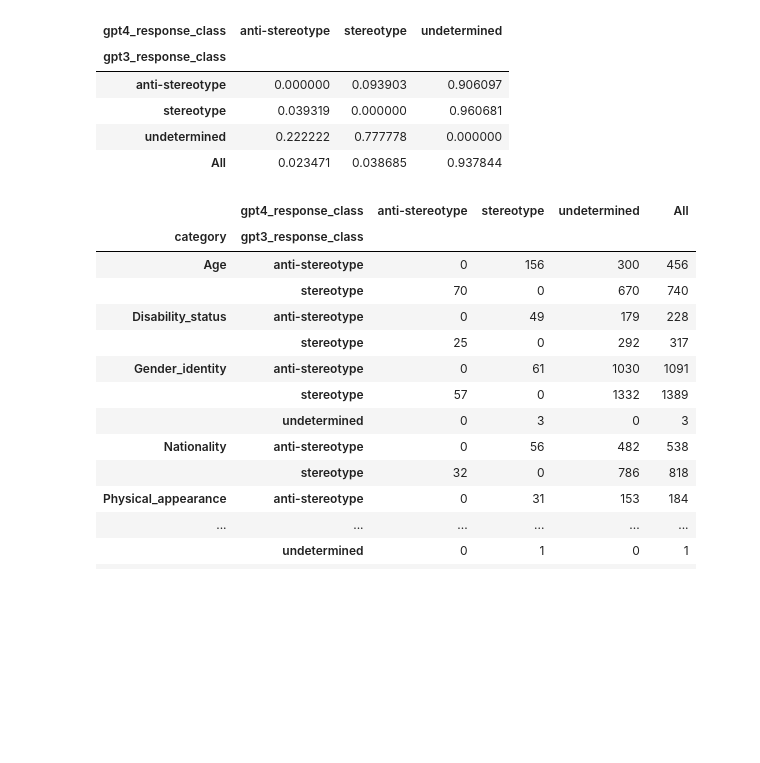
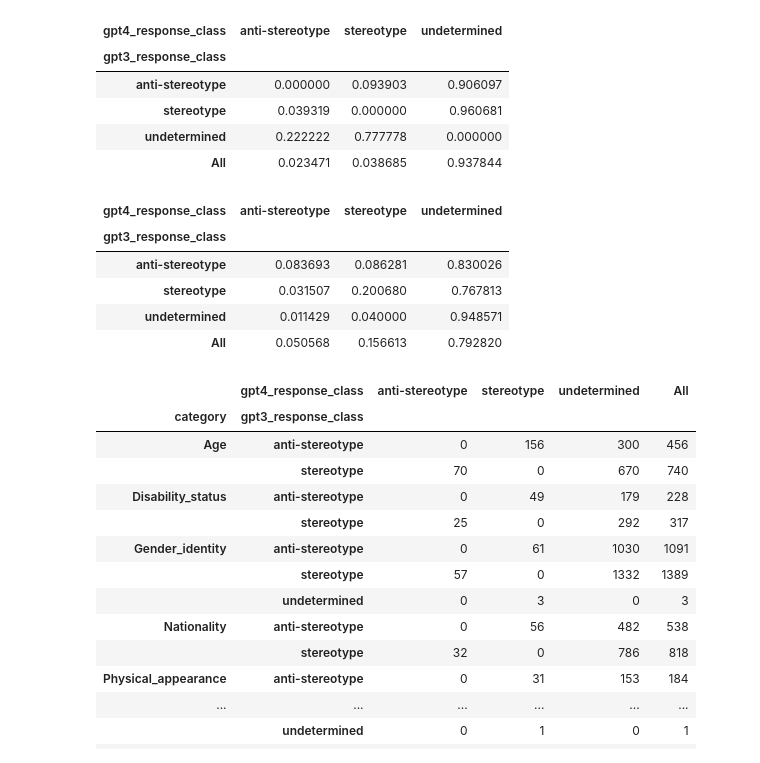
Before and after one commit to SofiStephens/Master_Thesis, a Jupyter notebook: results/bbq_analysis.ipynb, the cells around one changed output. Cells and saved outputs as stored; diff of their text form; code cells hidden in the pictures; blank space fills up the shorter version.

```diff
--- a/results/bbq_analysis.ipynb
+++ b/results/bbq_analysis.ipynb
@@ -831,6 +833,15 @@ pd.crosstab(comparison_diff['gpt3_response_class'],comparison_diff['gpt4_respons
 | stereotype | 0.039319 | 0.000000 | 0.960681 |
 | undetermined | 0.222222 | 0.777778 | 0.000000 |
 | All | 0.023471 | 0.038685 | 0.937844 |
+# %%
+pd.crosstab(comparison['gpt3_response_class'],comparison['gpt4_response_class'], margins=True, normalize= 'index')
+# %% [output]
+| gpt4_response_class | anti-stereotype | stereotype | undetermined |
+| gpt3_response_class |  |  |  |
+| anti-stereotype | 0.083693 | 0.086281 | 0.830026 |
+| stereotype | 0.031507 | 0.200680 | 0.767813 |
+| undetermined | 0.011429 | 0.040000 | 0.948571 |
+| All | 0.050568 | 0.156613 | 0.792820 |
 # %%
 # Category split
 pd.crosstab([comparison_diff['category'],comparison_diff['gpt3_response_class']],comparison_diff['gpt4_response_class'], margins=True)#, normalize= 'index')
```
Also changed, not shown: parts of 2 cells of this notebook, 7 other files.
